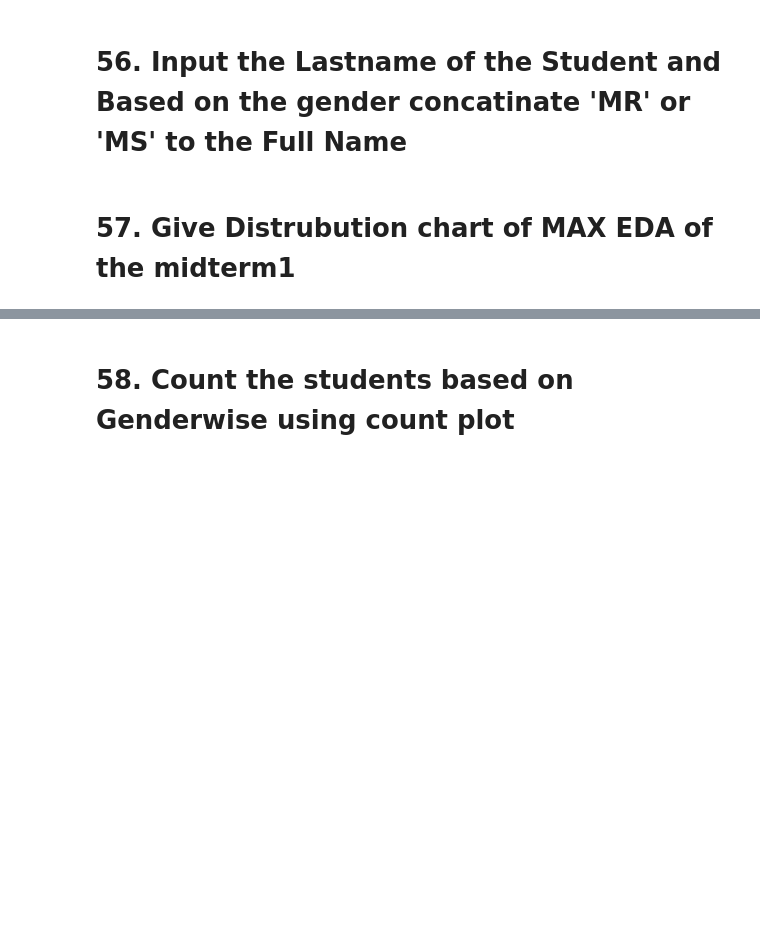
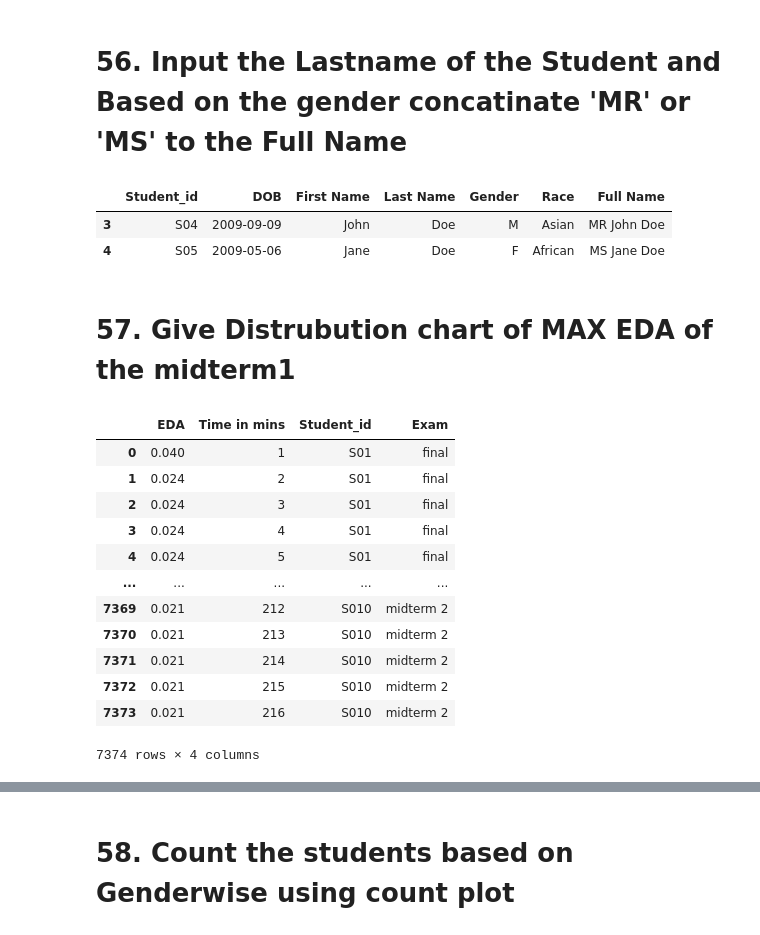
Before and after one commit to PHTeam7/Team7_TinyCoders_PythonHackathon_Dec, a Jupyter notebook: Team7_TinyCoders_Main80Questions.ipynb, the cells around one changed output, grey strips where cells are left out. Saved outputs shown, nothing was run; the diff lists cells and outputs as text; code cells hidden in the pictures; blank space fills up the shorter version.

```diff
--- a/Team7_TinyCoders_Main80Questions.ipynb
+++ b/Team7_TinyCoders_Main80Questions.ipynb
@@ -246,4 +326,29 @@ Display each row of this array as a separate slice
 # %% [markdown]
 # 56. Input the Lastname of the Student and Based on the gender concatinate 'MR' or 'MS' to the Full Name
+# %%
+last_name = input('Enter last name')
+selected_student_df = df_demography[df_demography['Last Name'] == last_name]
+selected_student_df['Full Name'] = selected_student_df[['First Name', 'Last Name', 'Gender']].apply(lambda row: ('MR' if row['Gender'] == 'M' else 'MS') + ' ' + row['First Name'] + ' ' + row['Last Name'], axis=1)
+display(selected_student_df)
+# %% [output]
+|  | Student_id | DOB | First Name | Last Name | Gender | Race | Full Name |
+| 3 | S04 | 2009-09-09 | John | Doe | M | Asian | MR John Doe |
+| 4 | S05 | 2009-05-06 | Jane | Doe | F | African | MS Jane Doe |
 # %% [markdown]
 # 57. Give Distrubution chart of MAX EDA of the midterm1
+# %%
+display(df_eda)
+# %% [output]
+|  | EDA | Time in mins | Student_id | Exam |
+| 0 | 0.040 | 1 | S01 | final |
+| 1 | 0.024 | 2 | S01 | final |
+| 2 | 0.024 | 3 | S01 | final |
+| 3 | 0.024 | 4 | S01 | final |
+| 4 | 0.024 | 5 | S01 | final |
+| ... | ... | ... | ... | ... |
+| 7369 | 0.021 | 212 | S010 | midterm 2 |
+| 7370 | 0.021 | 213 | S010 | midterm 2 |
+| 7371 | 0.021 | 214 | S010 | midterm 2 |
+| 7372 | 0.021 | 215 | S010 | midterm 2 |
+| 7373 | 0.021 | 216 | S010 | midterm 2 |
+7374 rows × 4 columns
```
Also changed, not shown: parts of 9 cells of this notebook.
